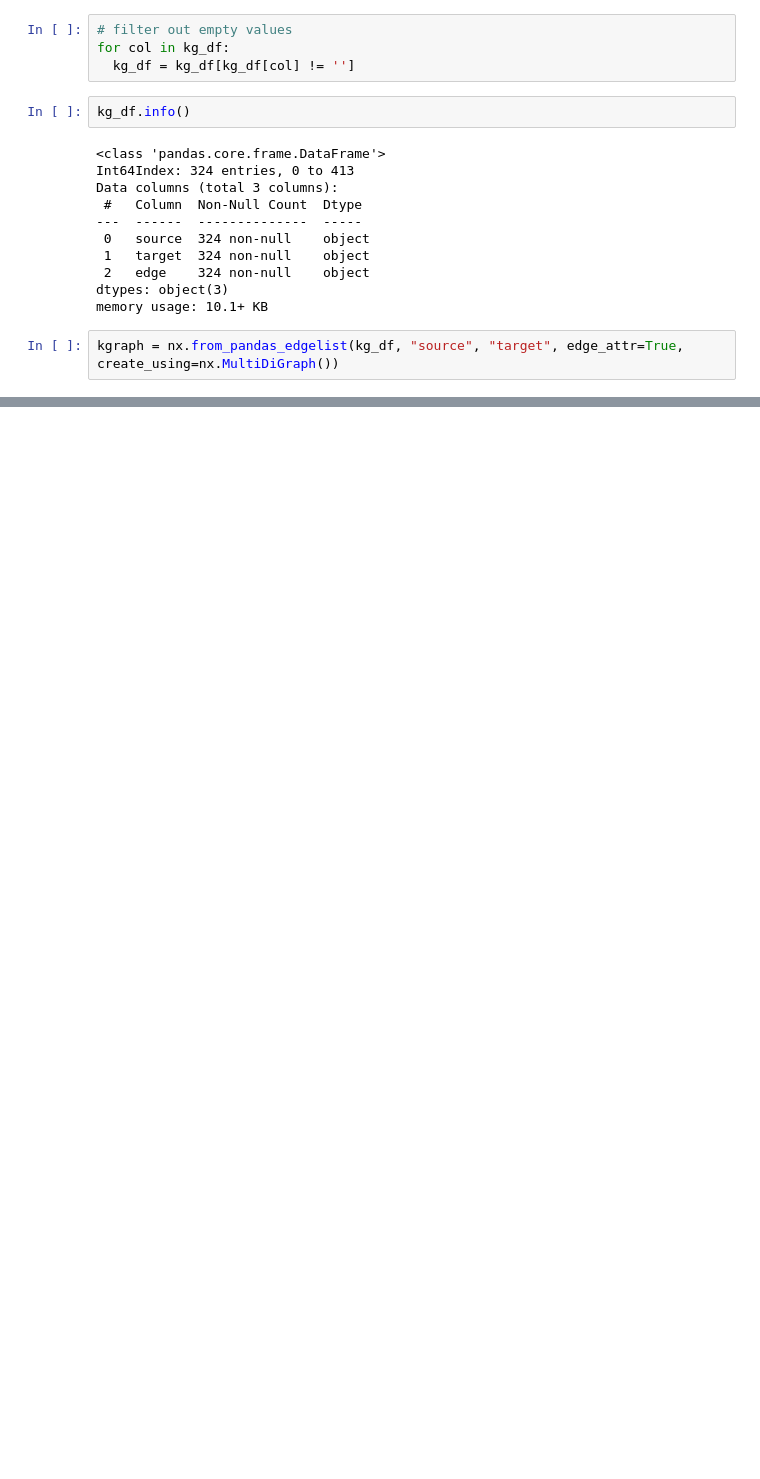
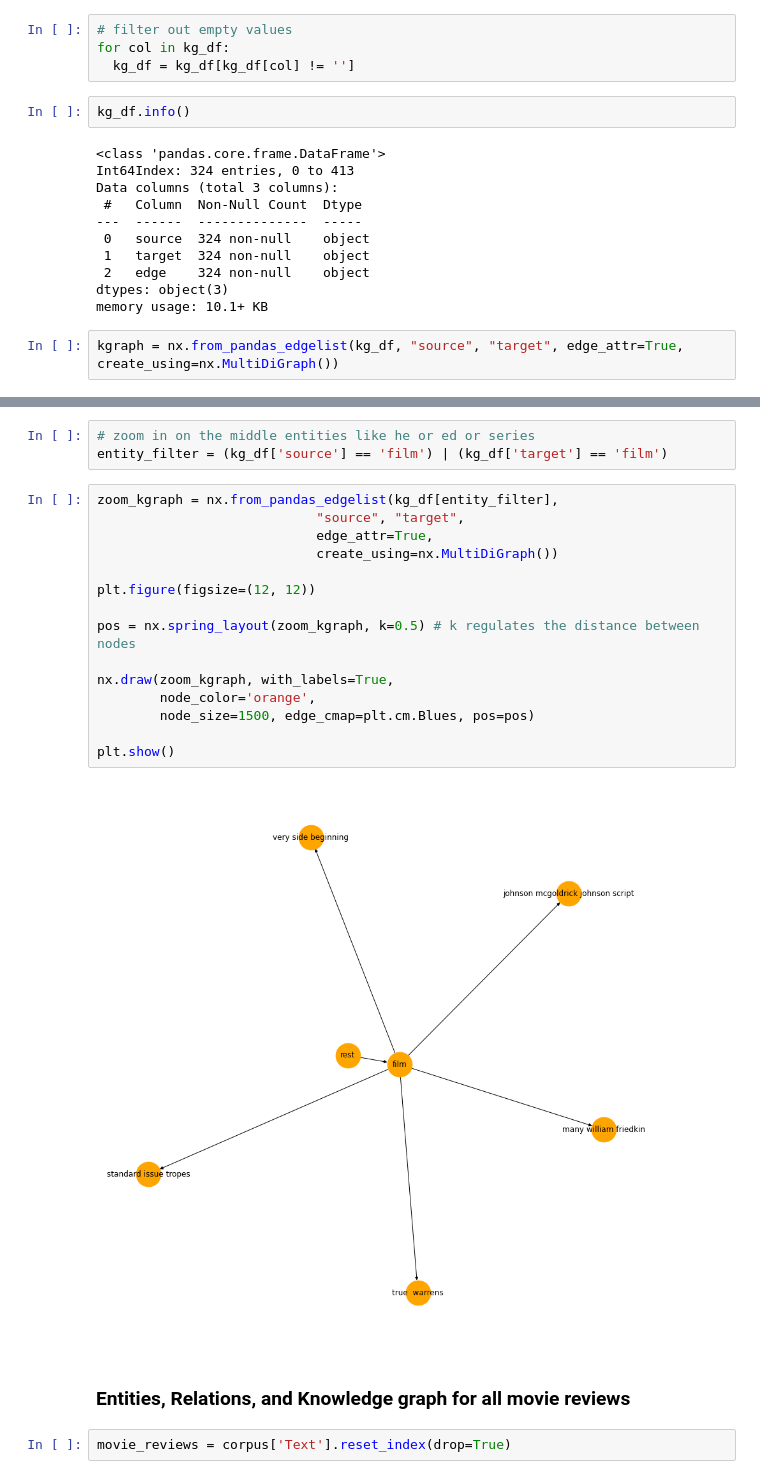
Before and after one commit to erinmcmahon26/NLP-Chat-Bot, a Jupyter notebook: Knowledge_Graph.ipynb, the cells around one changed output, grey strips where cells are left out. Saved outputs shown, nothing was run; the diff lists cells and outputs as text; blank space fills up the shorter version.

Commit message:
added code for all movie comparisons

```diff
--- a/Knowledge_Graph.ipynb
+++ b/Knowledge_Graph.ipynb
@@ -306,0 +304,24 @@ plt.show()
+# %%
+# zoom in on the middle entities like he or ed or series
+entity_filter = (kg_df['source'] == 'film') | (kg_df['target'] == 'film')
+# %%
+zoom_kgraph = nx.from_pandas_edgelist(kg_df[entity_filter],
+                            "source", "target",
+                            edge_attr=True,
+                            create_using=nx.MultiDiGraph())
+
+plt.figure(figsize=(12, 12))
+
+pos = nx.spring_layout(zoom_kgraph, k=0.5) # k regulates the distance between nodes
+
+nx.draw(zoom_kgraph, with_labels=True,
+        node_color='orange',
+        node_size=1500, edge_cmap=plt.cm.Blues, pos=pos)
+
+plt.show()
+# %% [output]
+[figure, added]
+# %% [markdown]
+### Entities, Relations, and Knowledge graph for all movie reviews
+# %%
+movie_reviews = corpus['Text'].reset_index(drop=True)
```
Also changed, not shown: parts of 21 cells of this notebook.
